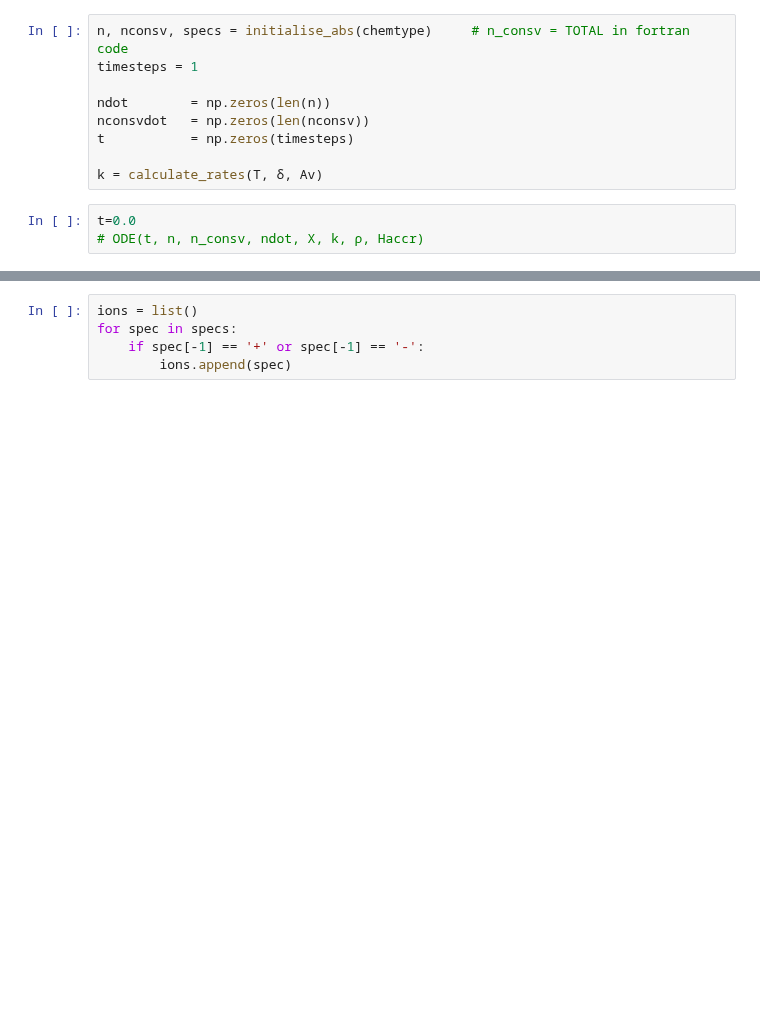
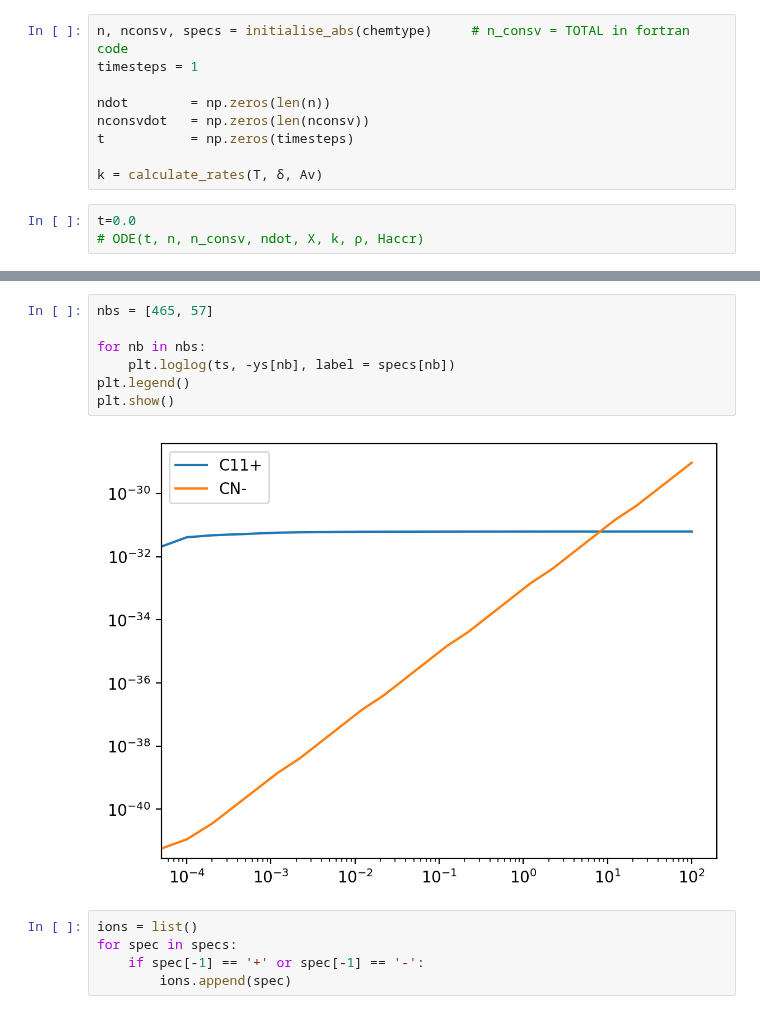
Before and after one commit to silkemaes/ChemPy, a Jupyter notebook: solver.ipynb, the cells around one changed output, grey strips where cells are left out. Drawn from its saved outputs; the diff is of its cells as text; blank space fills up the shorter version.

```diff
--- a/solver.ipynb
+++ b/solver.ipynb
@@ -128,3 +162,12 @@ print(len(specs_neg),specs_neg)
+# %%
+nbs = [465, 57]
+
+for nb in nbs:
+    plt.loglog(ts, -ys[nb], label = specs[nb])
+plt.legend()
+plt.show()
+# %% [output]
+[figure, added]
 # %%
 ions = list()
 for spec in specs:
```
Also changed, not shown: parts of 12 cells of this notebook, 3 other files.
